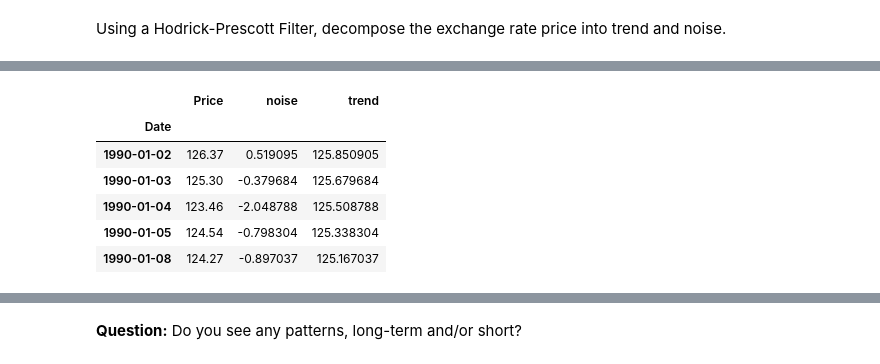
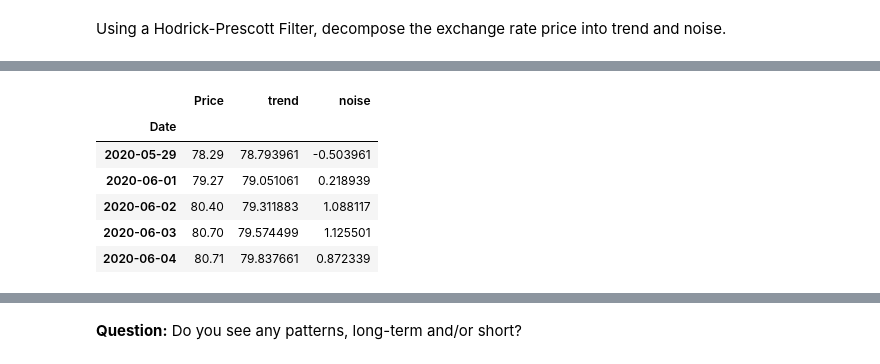
Before and after one commit to martsymarts/Unit-10-Homework, a Jupyter notebook: Unit 10 Homework/Starter_Code/time_series_analysis.ipynb, the cells around one changed output, grey strips where cells are left out. Drawn from its saved outputs; the diff is of its cells as text; code cells hidden in the pictures.

```diff
--- a/Unit 10 Homework/Starter_Code/time_series_analysis.ipynb
+++ b/Unit 10 Homework/Starter_Code/time_series_analysis.ipynb
@@ -57,6 +57,7 @@ cad_jpy_df.head()
  Using a Hodrick-Prescott Filter, decompose the exchange rate price into trend and noise.
 # %%
 import statsmodels.api as sm
-
+from statsmodels.tsa.seasonal import seasonal_decompose
 # Apply the Hodrick-Prescott Filter by decomposing the exchange rate price into two separate series:
-# YOUR CODE HERE!
+ts_noise, ts_trend= sm.tsa.filters.hpfilter(cad_jpy_df['Price'])
+ts_noise.plot()
@@ -63,13 +67,16 @@ import statsmodels.api as sm
 # %%
 # Create a dataframe of just the exchange rate price, and add columns for "noise" and "trend" series from above:
-# YOUR CODE HERE!
+price_only = cad_jpy_df[['Price']].copy()
+price_only['trend'] = ts_trend
+price_only['noise'] = ts_noise
+price_only.tail()
 # %% [output]
-|  | Price | noise | trend |
+|  | Price | trend | noise |
 | Date |  |  |  |
-| 1990-01-02 | 126.37 | 0.519095 | 125.850905 |
-| 1990-01-03 | 125.30 | -0.379684 | 125.679684 |
-| 1990-01-04 | 123.46 | -2.048788 | 125.508788 |
-| 1990-01-05 | 124.54 | -0.798304 | 125.338304 |
-| 1990-01-08 | 124.27 | -0.897037 | 125.167037 |
+| 2020-05-29 | 78.29 | 78.793961 | -0.503961 |
+| 2020-06-01 | 79.27 | 79.051061 | 0.218939 |
+| 2020-06-02 | 80.40 | 79.311883 | 1.088117 |
+| 2020-06-03 | 80.70 | 79.574499 | 1.125501 |
+| 2020-06-04 | 80.71 | 79.837661 | 0.872339 |
 # %%
 # Plot the Exchange Rate Price vs. the Trend for 2015 to the present
```
Also changed, not shown: parts of 20 cells of this notebook.
